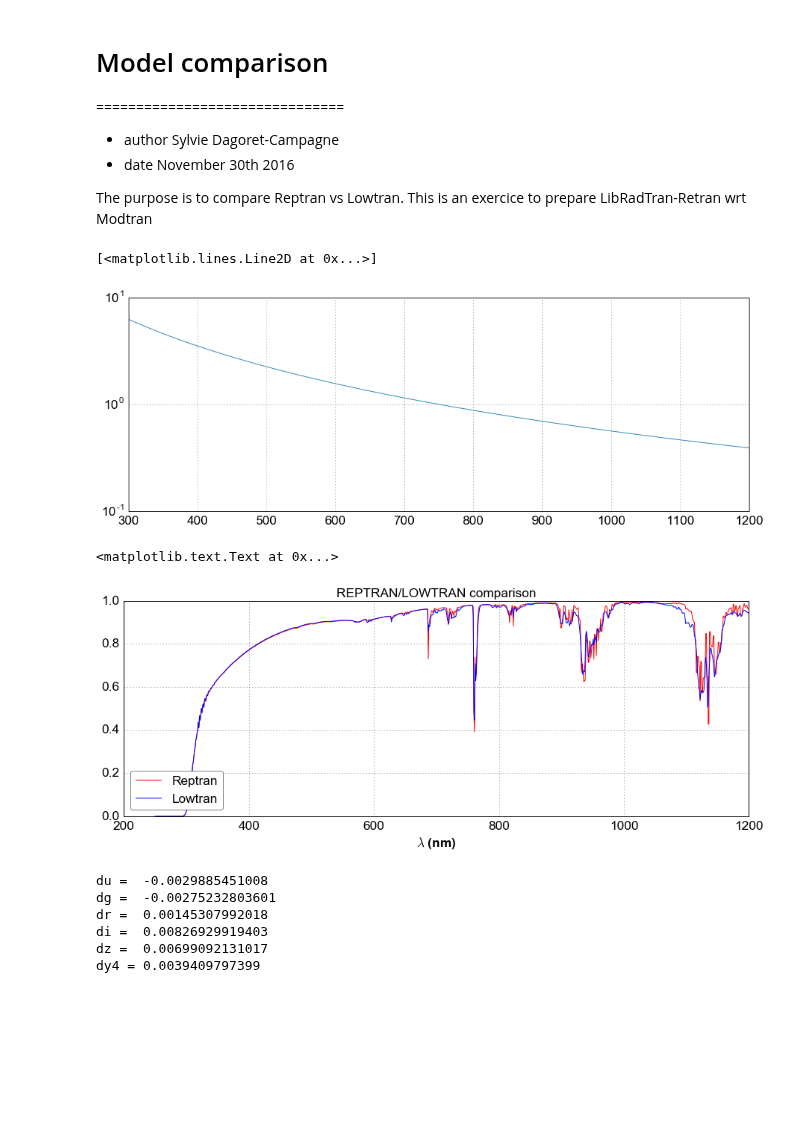
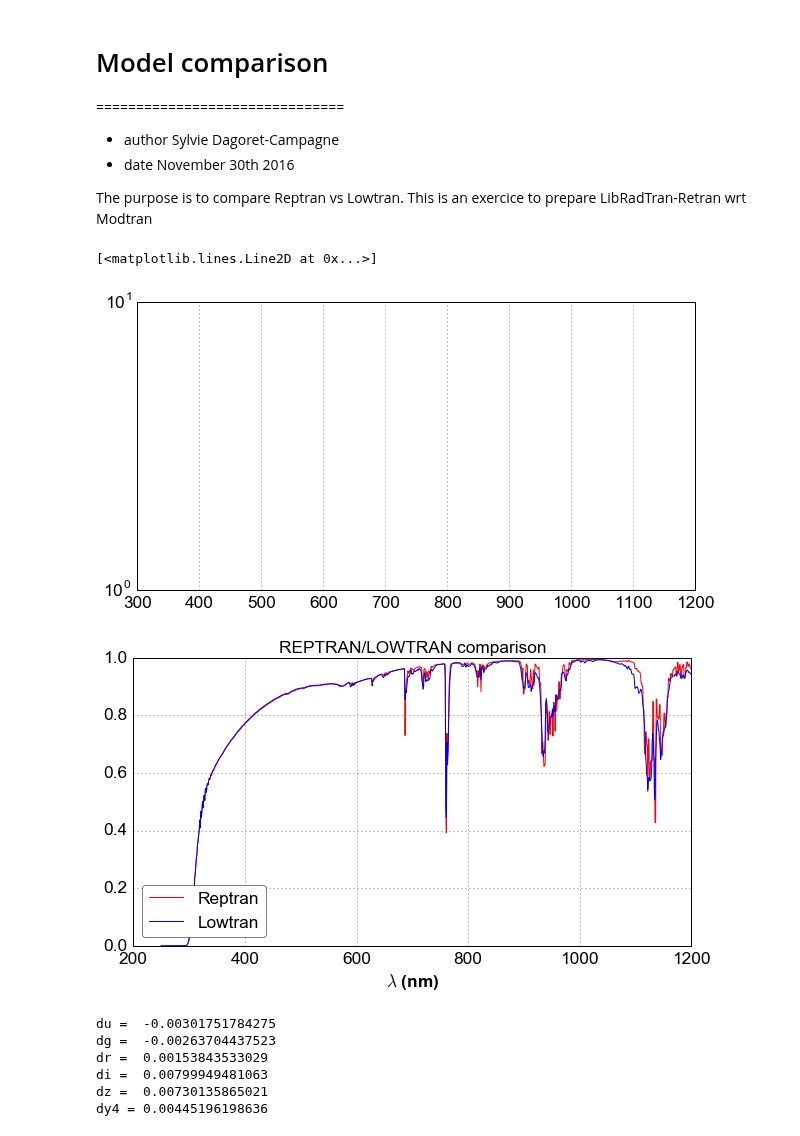
Before and after one commit to sylvielsstfr/PC5AtmStudies, a Jupyter notebook: MagnitudesCalc/REPtrLOWtrComparison.ipynb, the cells around one changed output. Saved outputs shown, nothing was run; the diff lists cells and outputs as text; code cells hidden in the pictures; blank space fills up the shorter version.

```diff
--- a/MagnitudesCalc/REPtrLOWtrComparison.ipynb
+++ b/MagnitudesCalc/REPtrLOWtrComparison.ipynb
@@ -21,7 +21,7 @@ import re
 # %%
 # to enlarge the sizes
 params = {'legend.fontsize': 'x-large',
-          'figure.figsize': (15, 5),
+          'figure.figsize': (10, 5),
          'axes.labelsize': 'x-large',
          'axes.titlesize':'x-large',
          'xtick.labelsize':'x-large',
@@ -40,11 +40,11 @@ path_atm_rt_sw_sa_lt_oz='/Users/dagoret-campagnesylvie/MacOsX/LSST/MyWork/GitHub
 path_atm_rt_sw_sa_rt_pwv='/Users/dagoret-campagnesylvie/MacOsX/LSST/MyWork/GitHub/PC5AtmosphericExtinction/LibRadTran/simulations/RT/2.0/LS/pp/sw/sa/rt/pwv/out'
 path_atm_rt_sw_sa_lt_pwv='/Users/dagoret-campagnesylvie/MacOsX/LSST/MyWork/GitHub/PC5AtmosphericExtinction/LibRadTran/simulations/RT/2.0/LS/pp/sw/sa/lt/pwv/out'
 # %%
-wl,sed=magnit.MakeSED(lambda_min=300.,lambda_max=1200.,dlambda=1.,slope=+2)
+wl,sed=magnit.MakeSED(lambda_min=300.,lambda_max=1200.,dlambda=1.,slope=0)
 plt.semilogy(wl,sed)
 # %% [output]
 [<matplotlib.lines.Line2D at 0x...>]
-[figure, old version]
+[figure, new version]
 # %%
 flt=magnit.Filter()
 wl_u,u=flt.get_u_tr()
@@ -65,9 +65,9 @@ plt.plot(wl_atm2,tr_atm2,'b-',label='Lowtran')
 plt.legend(loc=3)
 plt.title('REPTRAN/LOWTRAN comparison')
 plt.xlabel('$\lambda$ (nm)')
+plt.savefig("airtransp.jpg")
 # %% [output]
-<matplotlib.text.Text at 0x...>
-[figure, old version]
+[figure, new version]
 # %%
 mag=magnit.LSST_Magnitude()
 # %%
@@ -92,12 +92,12 @@ di=m_fl2_i-m_fl1_i ; print 'di = ', di
 dz=m_fl2_z-m_fl1_z ; print 'dz = ', dz
 dy4=m_fl2_y4-m_fl1_y4 ; print 'dy4 =', dy4
 # %% [output]
-du =  -0.0029885451008
-dg =  -0.00275232803601
-dr =  0.00145307992018
-di =  0.00826929919403
-dz =  0.00699092131017
-dy4 = 0.0039409797399
+du =  -0.00301751784275
+dg =  -0.00263704437523
+dr =  0.00153843533029
+di =  0.00799949481063
+dz =  0.00730135865021
+dy4 = 0.00445196198636
 # %%
 fl1_u=mag.ComputeSEDxAtmxFilt(wl,sed,wl_atm1,tr_atm1,wl_u,u)
 fl1_g=mag.ComputeSEDxAtmxFilt(wl,sed,wl_atm1,tr_atm1,wl_g,g)
```
Also changed, not shown: parts of 1 cell of this notebook, 7 other files.
